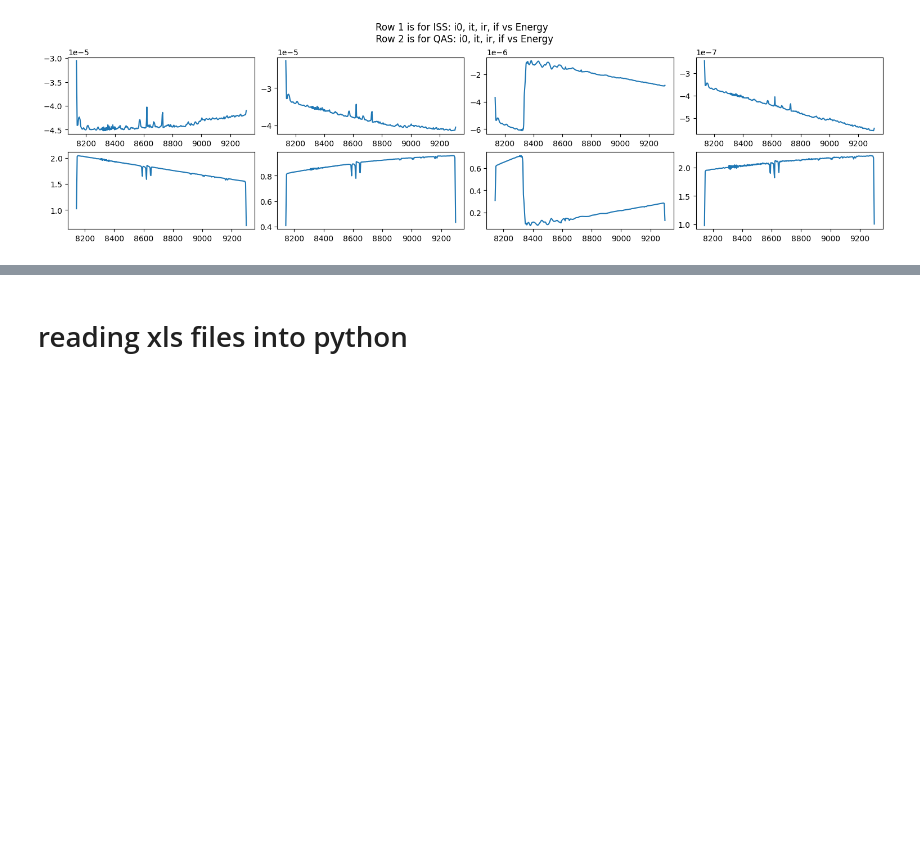
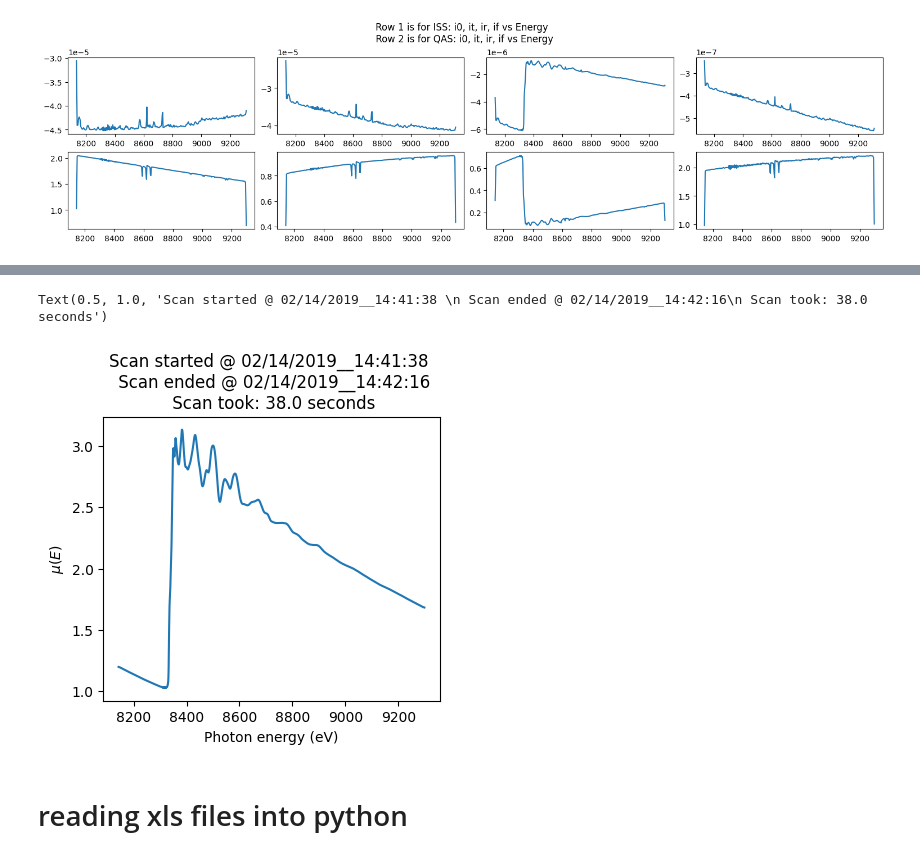
Before and after one commit to MehmetTopsakal/pySULI, a Jupyter notebook: notebooks/000.read_research_data_into_python.ipynb, the cells around one changed output, grey strips where cells are left out. Drawn from its saved outputs; the diff is of its cells as text; code cells hidden in the pictures; blank space fills up the shorter version.

```diff
--- a/notebooks/000.read_research_data_into_python.ipynb
+++ b/notebooks/000.read_research_data_into_python.ipynb
@@ -107,3 +162,23 @@ ax8.plot(data2[0],data2[4])
+# %%
+# navigate into plain_text directory
+os.chdir('%s/%s/%s'%(here,example_data_path,'plain_text'))
+
+E, I0, It, Ir, If = np.loadtxt('Ni-foil-XAS-data-from-QAS-beamline.dat',unpack=True,usecols=[0,1,2,3,4])
+data_array = open('Ni-foil-XAS-data-from-QAS-beamline.dat', 'r')
+content = data_array.read()[:10000]
+
+fig = plt.figure(figsize=(4,4))
+ax = fig.add_subplot(1,1,1)
+ax.plot(E,np.log(I0/Ir))
+ax.set_ylabel('$\mu(E)$')
+ax.set_xlabel('Photon energy (eV)')
+
+title = get_date_time_title(content)
+
+ax.set_title(title)
+# %% [output]
+Text(0.5, 1.0, 'Scan started @ 02/14/2019__14:41:38 \n Scan ended @ 02/14/2019__14:42:16\n Scan took: 38.0 seconds')
+[figure, added]
 # %% [markdown]
 # reading xls files into python
 # %%
```
Also changed, not shown: parts of 7 cells of this notebook.
